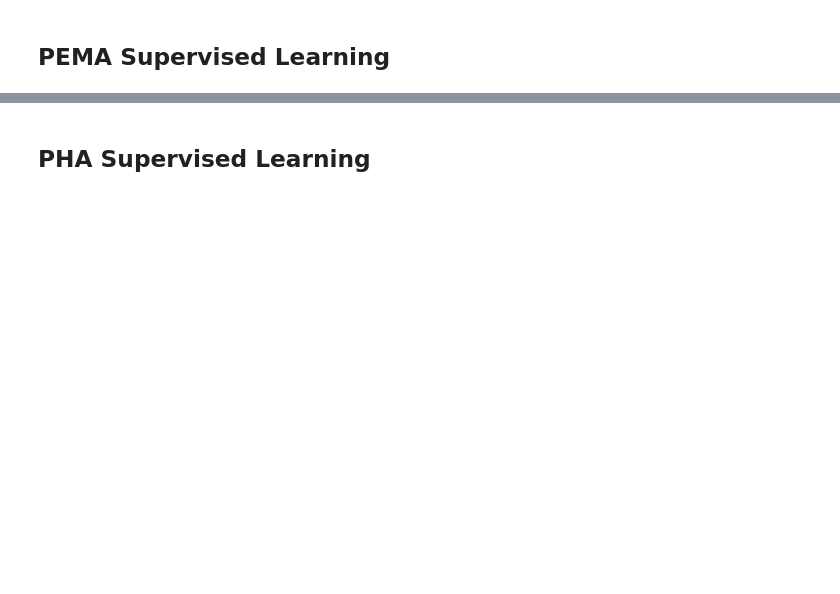
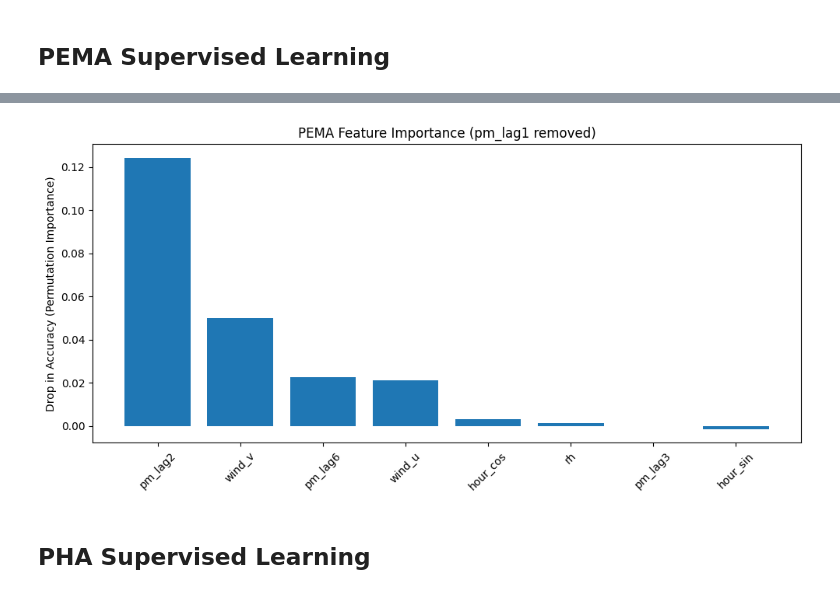
Before and after one commit to jacklardner/wind-pm-analysis, a Jupyter notebook: supervised early.ipynb, the cells around one changed output, grey strips where cells are left out. Saved outputs shown, nothing was run; the diff lists cells and outputs as text; code cells hidden in the pictures; blank space fills up the shorter version.

```diff
--- a/supervised early.ipynb
+++ b/supervised early.ipynb
@@ -375,3 +486,21 @@ weighted avg       0.74      0.73      0.73       660
+# %%
+importance_dict = dict(zip(features, accuracy_differences))
+#remove pm_lag1 to see other features better
+sorted_items = sorted([(f, v) for f, v in importance_dict.items() if f != "pm_lag1"], key=lambda x: x[1], reverse=True)
+labels = [x[0] for x in sorted_items]
+values = [x[1] for x in sorted_items]
+
+plt.figure(figsize=(10, 5))
+plt.bar(labels, values)
+
+plt.xticks(rotation=45)
+plt.ylabel("Drop in Accuracy (Permutation Importance)")
+plt.title("PEMA Feature Importance (pm_lag1 removed)")
+
+plt.tight_layout()
+plt.show()
+# %% [output]
+[figure, added]
 # %% [markdown]
 ## PHA Supervised Learning
 # %%
```
Also changed, not shown: parts of 21 cells of this notebook.
